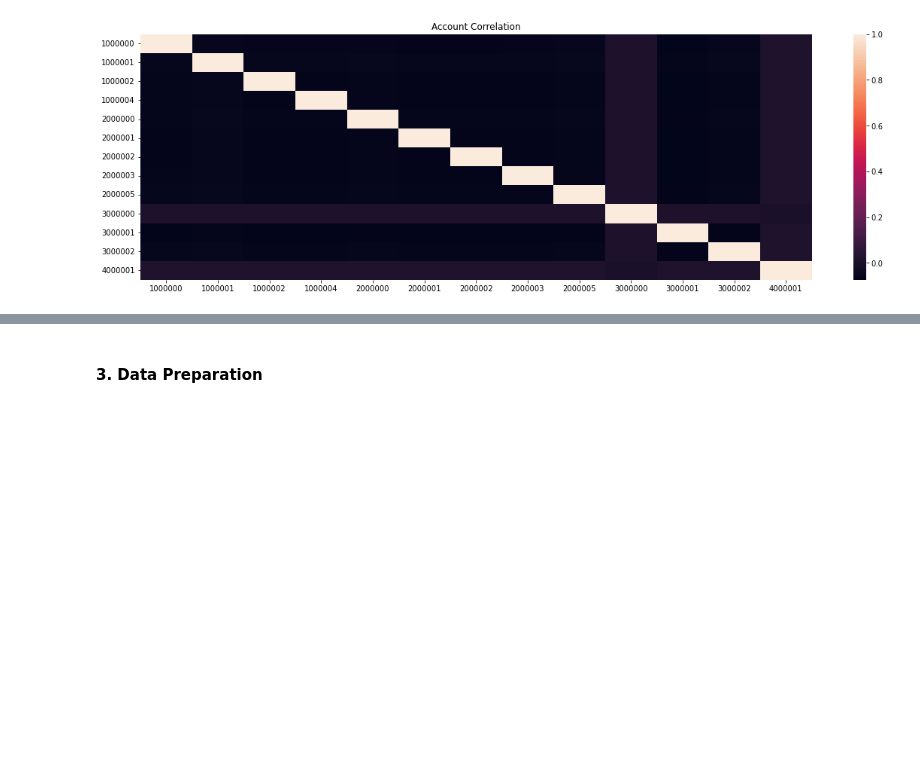
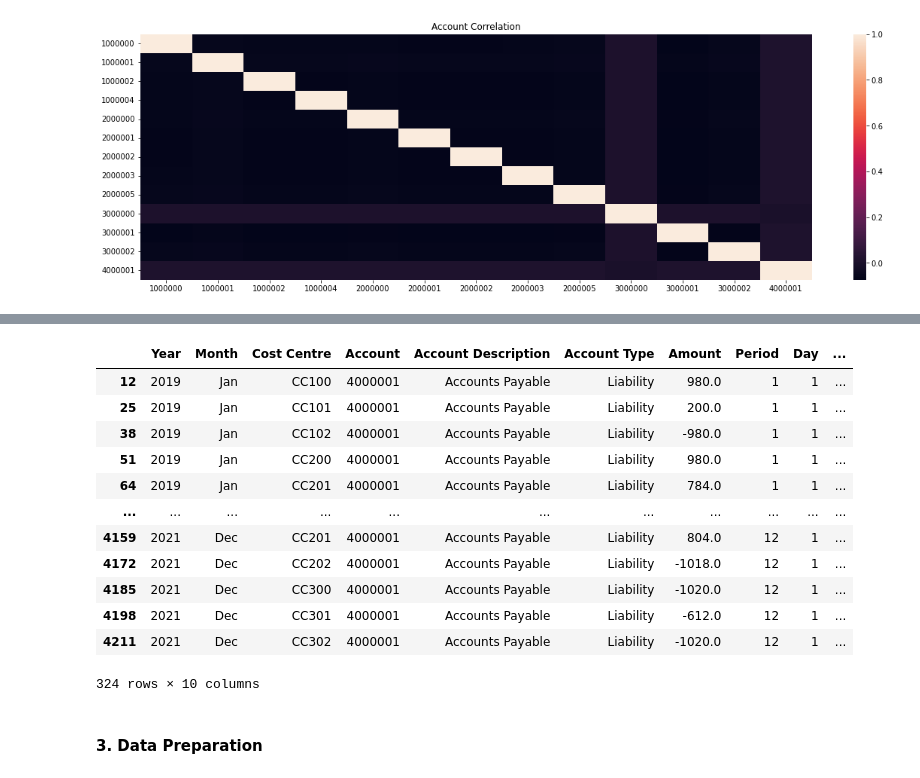
Before and after one commit to Daremitsu1/Full-Stack-Machine-Learning, a Jupyter notebook: Regression Model.ipynb, the cells around one changed output, grey strips where cells are left out. Saved outputs shown, nothing was run; the diff lists cells and outputs as text; code cells hidden in the pictures; blank space fills up the shorter version.

```diff
--- a/Regression Model.ipynb
+++ b/Regression Model.ipynb
@@ -353,2 +365,18 @@ df[df['Account'] == 30000000]
+# %%
+df[df['Account'] == 4000001]
+# %% [output]
+|  | Year | Month | Cost Centre | Account | Account Description | Account Type | Amount | Period | Day | ... |
+| 12 | 2019 | Jan | CC100 | 4000001 | Accounts Payable | Liability | 980.0 | 1 | 1 | ... |
+| 25 | 2019 | Jan | CC101 | 4000001 | Accounts Payable | Liability | 200.0 | 1 | 1 | ... |
+| 38 | 2019 | Jan | CC102 | 4000001 | Accounts Payable | Liability | -980.0 | 1 | 1 | ... |
+| 51 | 2019 | Jan | CC200 | 4000001 | Accounts Payable | Liability | 980.0 | 1 | 1 | ... |
+| 64 | 2019 | Jan | CC201 | 4000001 | Accounts Payable | Liability | 784.0 | 1 | 1 | ... |
+| ... | ... | ... | ... | ... | ... | ... | ... | ... | ... | ... |
+| 4159 | 2021 | Dec | CC201 | 4000001 | Accounts Payable | Liability | 804.0 | 12 | 1 | ... |
+| 4172 | 2021 | Dec | CC202 | 4000001 | Accounts Payable | Liability | -1018.0 | 12 | 1 | ... |
+| 4185 | 2021 | Dec | CC300 | 4000001 | Accounts Payable | Liability | -1020.0 | 12 | 1 | ... |
+| 4198 | 2021 | Dec | CC301 | 4000001 | Accounts Payable | Liability | -612.0 | 12 | 1 | ... |
+| 4211 | 2021 | Dec | CC302 | 4000001 | Accounts Payable | Liability | -1020.0 | 12 | 1 | ... |
+324 rows × 10 columns
 # %% [markdown]
 #### 3. Data Preparation
```
Also changed, not shown: parts of 51 cells of this notebook.
